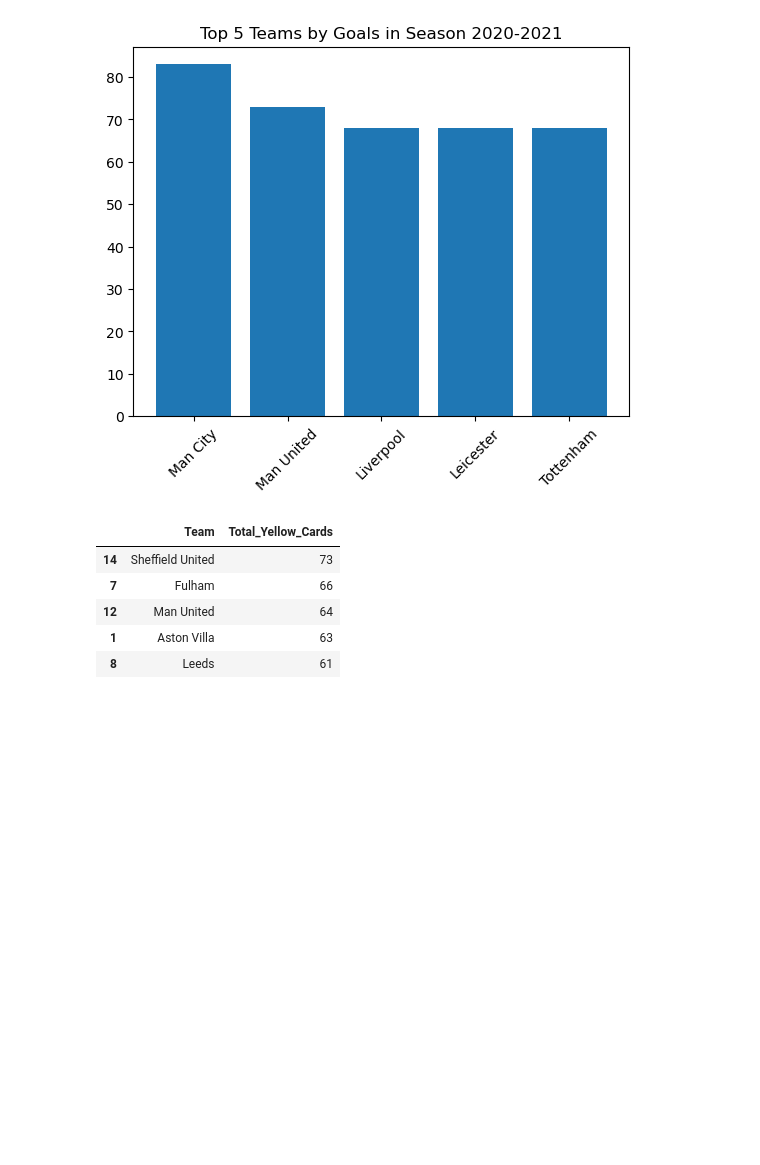
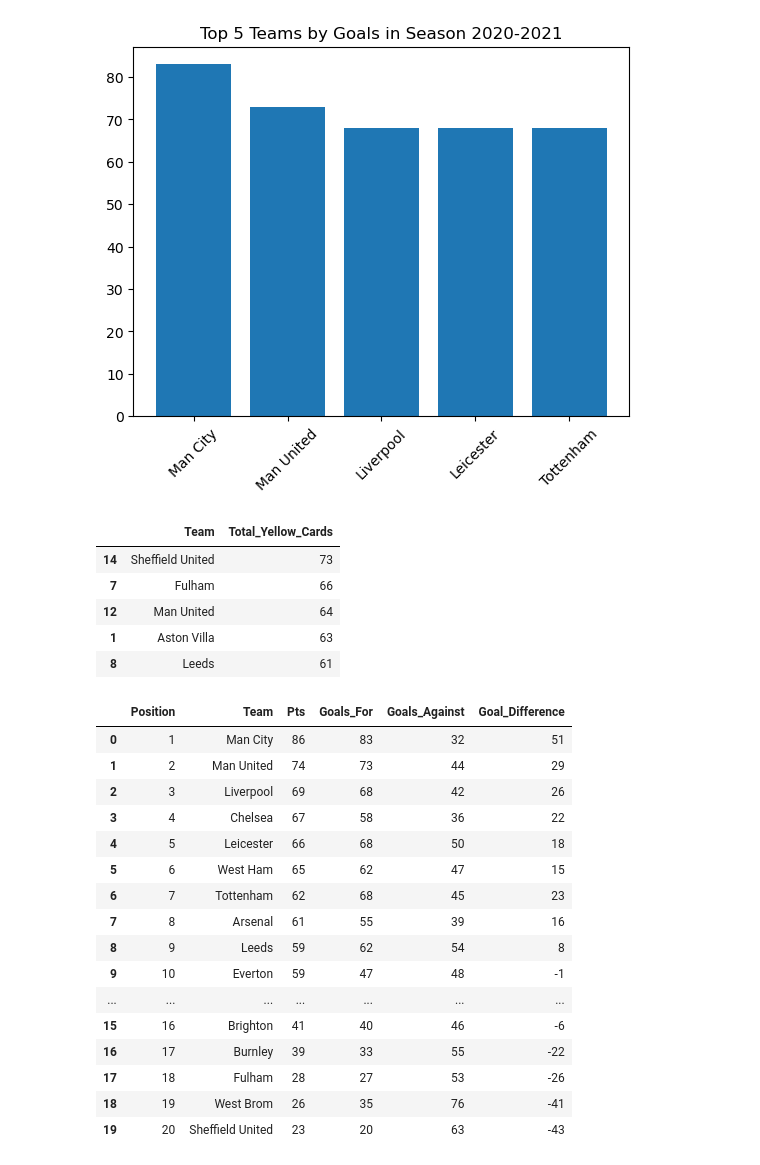
Before and after one commit to dimliaro/PremierLeagueStats, a Jupyter notebook: PLstats.ipynb, the cells around one changed output. Cells and saved outputs as stored; diff of their text form; code cells hidden in the pictures; blank space fills up the shorter version.

```diff
--- a/PLstats.ipynb
+++ b/PLstats.ipynb
@@ -180,3 +128,76 @@ total_yellows.sort_values("Total_Yellow_Cards", ascending=False).head()
 | 12 | Man United | 64 |
 | 1 | Aston Villa | 63 |
 | 8 | Leeds | 61 |
+# %%
+#we are about to create the league table for that season, using the goals_for and goals_against
+#for each game we will give the points earned using the results.
+
+#we calculate the home game points for each team
+df["Home_points"] = np.where(df["FTR"] == "H", 3,
+                           np.where(df["FTR"]=="D",1,0))
+#and the away points
+df["Away_points"] = np.where(df["FTR"] =="A",3,
+                             np.where(df["FTR"]=="D",1,0))
+#We then add those points to a home_table
+home_table = df.groupby("HomeTeam").agg({
+    "Home_points":"sum",
+    "FTHG":"sum",
+    "FTAG":"sum"
+}).reset_index()
+
+home_table.columns = ["Team", "Points", "Goals_For", "Goals_Against"]
+#as well as the away_table
+away_table = df.groupby("AwayTeam").agg({
+    "Away_points":"sum",
+    "FTHG":"sum",
+    "FTAG":"sum"
+}).reset_index()
+
+away_table.columns = ["Team", "Points", "Goals_For", "Goals_Against"]
+#Finally we concatinate those two tables into the final league table!
+
+
+#After some debugging, i found out that i had to run this script for the code to run correctly:
+
+# enforce numeric, using coerce so if smth can't be converted to numeric, it takes NaN as a value
+df["FTHG"] = pd.to_numeric(df["FTHG"], errors="coerce")
+df["FTAG"] = pd.to_numeric(df["FTAG"], errors="coerce")
+
+home = df.groupby("HomeTeam", as_index=False).agg(
+    Pts=("Home_points","sum"),
+    Goals_For=("FTHG","sum"),
+    Goals_Against=("FTAG","sum")
+
+).rename(columns={"HomeTeam":"Team"})
+
+away = df.groupby("AwayTeam", as_index=False).agg(
+    Pts=("Away_points","sum"),
+    Goals_For=("FTAG","sum"),     # <-- correct for away
+    Goals_Against=("FTHG","sum")     # <-- correct for away
+
+).rename(columns={"AwayTeam":"Team"})
+
+league = pd.concat([home, away], ignore_index=True).groupby("Team", as_index=False).sum()
+league["Goal_Difference"] = league["Goals_For"] - league["Goals_Against"]
+
+league = league.sort_values(["Pts","Goal_Difference","Goals_For"], ascending=False).reset_index(drop=True)
+league.insert(0,"Position", league.index+1)
+league
+# %% [output]
+|  | Position | Team | Pts | Goals_For | Goals_Against | Goal_Difference |
+| 0 | 1 | Man City | 86 | 83 | 32 | 51 |
+| 1 | 2 | Man United | 74 | 73 | 44 | 29 |
+| 2 | 3 | Liverpool | 69 | 68 | 42 | 26 |
+| 3 | 4 | Chelsea | 67 | 58 | 36 | 22 |
+| 4 | 5 | Leicester | 66 | 68 | 50 | 18 |
+| 5 | 6 | West Ham | 65 | 62 | 47 | 15 |
+| 6 | 7 | Tottenham | 62 | 68 | 45 | 23 |
+| 7 | 8 | Arsenal | 61 | 55 | 39 | 16 |
+| 8 | 9 | Leeds | 59 | 62 | 54 | 8 |
+| 9 | 10 | Everton | 59 | 47 | 48 | -1 |
+| ... | ... | ... | ... | ... | ... | ... |
+| 15 | 16 | Brighton | 41 | 40 | 46 | -6 |
+| 16 | 17 | Burnley | 39 | 33 | 55 | -22 |
+| 17 | 18 | Fulham | 28 | 27 | 53 | -26 |
+| 18 | 19 | West Brom | 26 | 35 | 76 | -41 |
+| 19 | 20 | Sheffield United | 23 | 20 | 63 | -43 |
```
Also changed, not shown: parts of 5 cells of this notebook, 1 other file.
